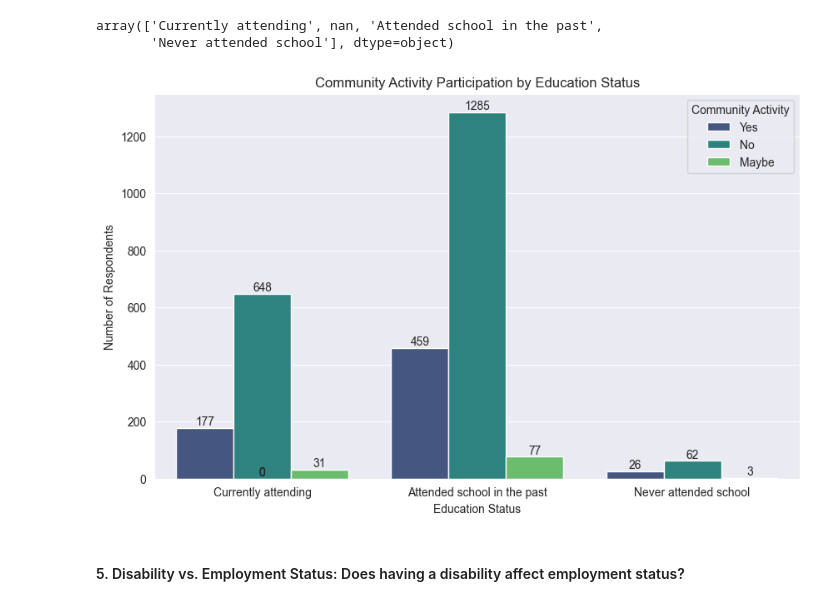
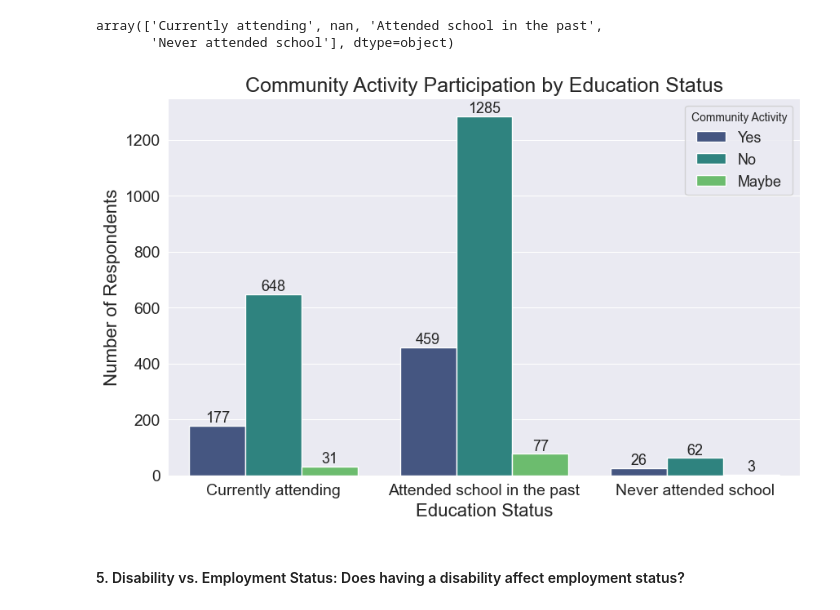
Before and after one commit to Emmanuel-Afrifa/Kofcity, a Jupyter notebook: notebook.ipynb, the cells around one changed output. Saved outputs shown, nothing was run; the diff lists cells and outputs as text; code cells hidden in the pictures.

```diff
--- a/notebook.ipynb
+++ b/notebook.ipynb
@@ -2442,38 +2460,44 @@ array(['Currently attending', nan, 'Attended school in the past',
 # %%
 # Drop rows with NaN in 'CommunityActivity' or 'EducationStatus' if they are not relevant
 df_filtered = df.dropna(subset=['CommunityActivity', 'EducationStatus'])
 
 # Define the order for 'CommunityActivity' and 'EducationStatus' categories
 community_order = ['Yes', 'No', 'Maybe']
 education_order = ['Currently attending', 'Attended school in the past', 'Never attended school']
 
 # Convert 'CommunityActivity' and 'EducationStatus' to ordered categorical types
 df_filtered['CommunityActivity'] = pd.Categorical(df_filtered['CommunityActivity'], categories=community_order, ordered=True)
 df_filtered['EducationStatus'] = pd.Categorical(df_filtered['EducationStatus'], categories=education_order, ordered=True)
 
 # Plot the grouped bar chart
 plt.figure(figsize=(10, 6))
 ax = sns.countplot(data=df_filtered, x='EducationStatus', hue='CommunityActivity', palette='viridis')
 
 # Annotate each bar with the count value
 for p in ax.patches:
     height = p.get_height()  # Get the height of the bar (count value)
-    ax.text(
-        p.get_x() + p.get_width() / 2, height + 1,  # Position the text at the center of the bar
-        f'{int(height)}',  # Display the count as an integer
-        ha='center', va='bottom'
-    )
+    if height > 0:
+        ax.text(
+            p.get_x() + p.get_width() / 2, height + 1,  # Position the text at the center of the bar
+            f'{int(height)}',  # Display the count as an integer
+            ha='center', va='bottom',
+            fontsize=13
+        )
 
 # Customize the plot
-plt.title('Community Activity Participation by Education Status')
-plt.xlabel('Education Status')
-plt.ylabel('Number of Respondents')
-plt.legend(title='Community Activity', loc='upper right')
+plt.title('Community Activity Participation by Education Status', fontsize=18)
+plt.xlabel('Education Status', fontsize=16)
+plt.ylabel('Number of Respondents', fontsize=16)
+plt.legend(title='Community Activity', loc='upper right', fontsize=13)
+plt.xticks(fontsize=14)
+plt.yticks(fontsize=14)
+
+plt.savefig('./images/education_status_by_community_engagement.png')
 
 # Show the plot
 plt.show()
 # %% [output]
-[figure, old version]
+[figure, new version]
 # %% [markdown]
 #### 5. Disability vs. Employment Status: Does having a disability affect employment status?
 # %% [markdown]
```
Also changed, not shown: parts of 4 cells of this notebook, 5 other files.
